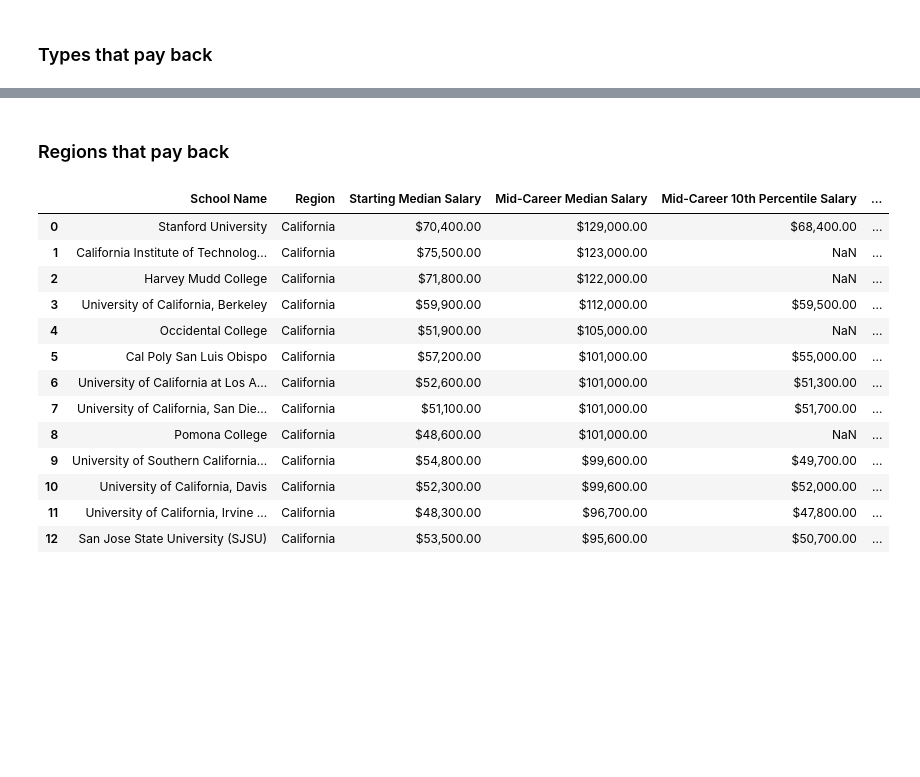
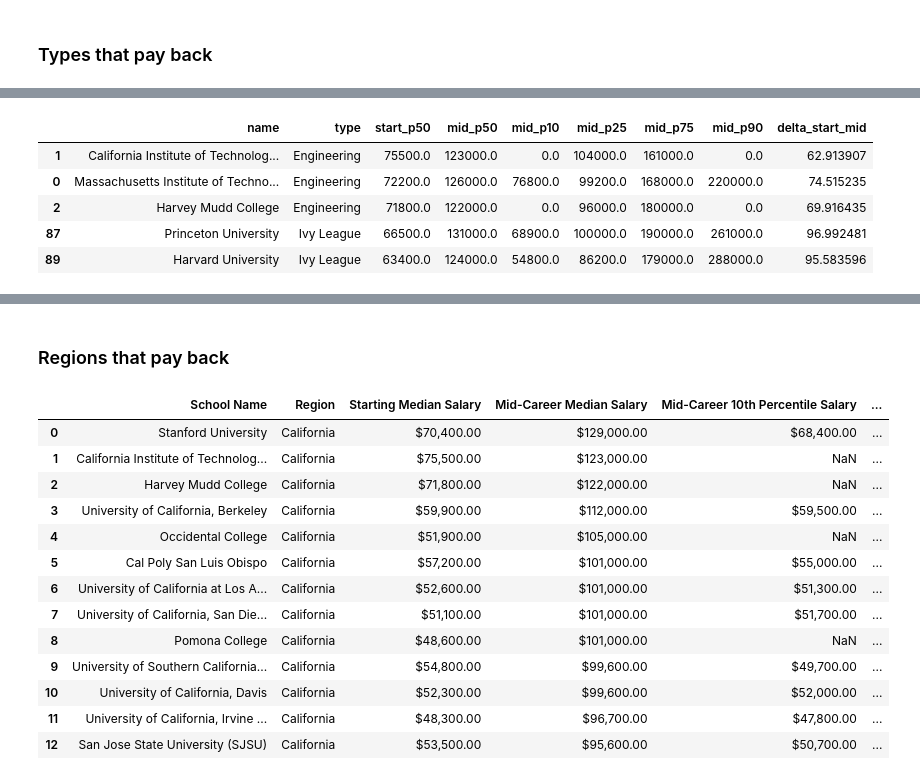
Before and after one commit to LyuboKushev/college-attendance-usa, a Jupyter notebook: Where It Pays to Attend College.ipynb, the cells around one changed output, grey strips where cells are left out. Cells and saved outputs as stored; diff of their text form; code cells hidden in the pictures; blank space fills up the shorter version.

```diff
--- a/Where It Pays to Attend College.ipynb
+++ b/Where It Pays to Attend College.ipynb
@@ -431,0 +410,13 @@ memory usage: 19.0+ KB
+# %%
+short_term = TYPE.sort_values("start_p50", ascending=False)
+values = short_term["start_p50"].tolist()
+ind=np.arange(len(values))
+# %%
+short_term.head()
+# %% [output]
+|  | name | type | start_p50 | mid_p50 | mid_p10 | mid_p25 | mid_p75 | mid_p90 | delta_start_mid |
+| 1 | California Institute of Technolog... | Engineering | 75500.0 | 123000.0 | 0.0 | 104000.0 | 161000.0 | 0.0 | 62.913907 |
+| 0 | Massachusetts Institute of Techno... | Engineering | 72200.0 | 126000.0 | 76800.0 | 99200.0 | 168000.0 | 220000.0 | 74.515235 |
+| 2 | Harvey Mudd College | Engineering | 71800.0 | 122000.0 | 0.0 | 96000.0 | 180000.0 | 0.0 | 69.916435 |
+| 87 | Princeton University | Ivy League | 66500.0 | 131000.0 | 68900.0 | 100000.0 | 190000.0 | 261000.0 | 96.992481 |
+| 89 | Harvard University | Ivy League | 63400.0 | 124000.0 | 54800.0 | 86200.0 | 179000.0 | 288000.0 | 95.583596 |
```
Also changed, not shown: parts of 14 cells of this notebook.
